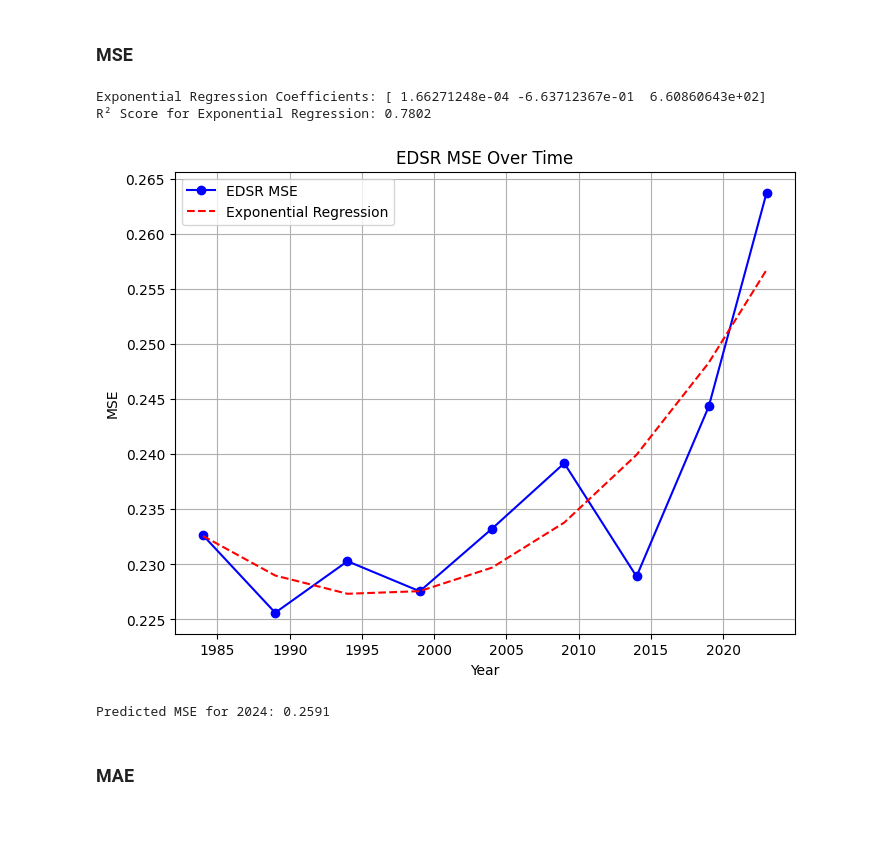
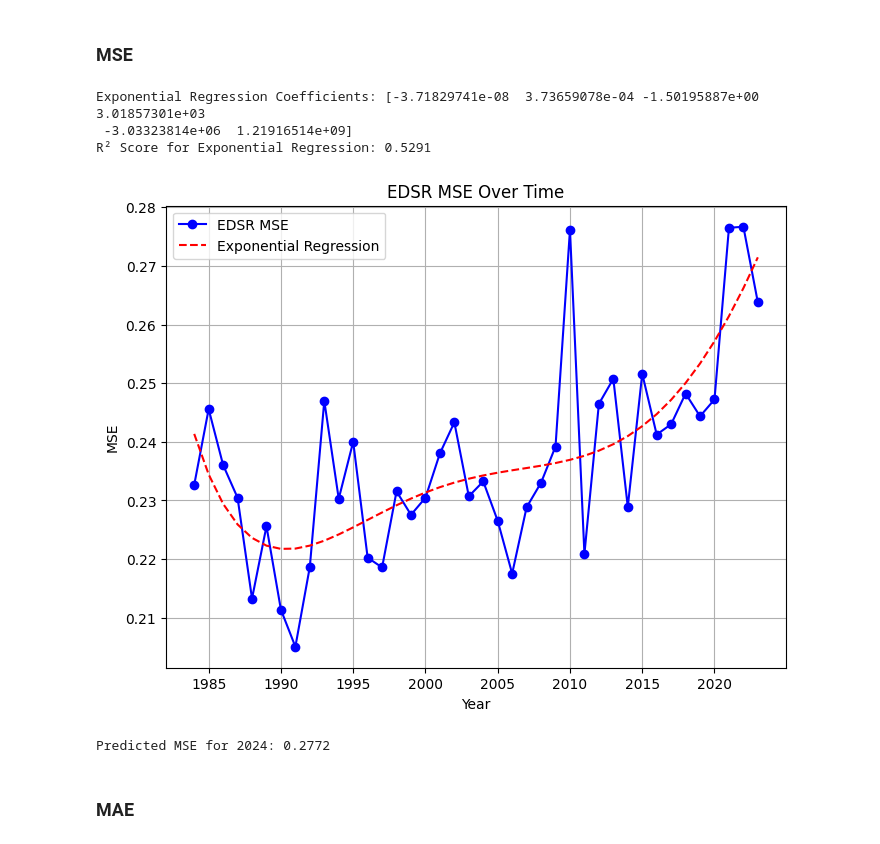
Before and after one commit to UBela/temporal_sr, a Jupyter notebook: plot_data.ipynb, the cells around one changed output. Saved outputs shown, nothing was run; the diff lists cells and outputs as text; code cells hidden in the pictures.

```diff
--- a/plot_data.ipynb
+++ b/plot_data.ipynb
@@ -7,8 +8,10 @@ import matplotlib.pyplot as plt
 # %%
 preds_dir = '../preds/'
-dataset_dir = '../data/merged_era5_4h.nc'
+dataset_dir = '../data/all_years_merged_era5.nc'
 
 SCALING_FACTOR = 8
 TEST_YEAR = 1984
 TRAIN_START = '1980-01-01'
 TRAIN_END = '1982-12-31'
+years = [i for i in range(1984, 2024)]
+print(years)
@@ -200,20 +232,8 @@ def get_metrics_over_time(years):
     mse_skill_scores = []
     mae_skill_scores = []
     for year in years:
-        eval_split, ground_truth_wind_speeds, scale = get_ground_truth_ws(data_dir=dataset_dir,
-                                                                        train_start=TRAIN_START,
-                                                                        train_end=TRAIN_END,
-                                                                        test_year=year)
-
-        lr_wind_speeds = get_low_res_ws(eval_split, SCALING_FACTOR)
-        ws_fields, names = get_wind_speed_fields(files_dir=preds_dir,
-                                                scaling_factor=SCALING_FACTOR,
-                                                year=year,
-                                                normalization_scale=scale,
-                                                lr_ws=lr_wind_speeds,
-                                                gt_ws=ground_truth_wind_speeds)
-        edsr = ws_fields[names.index('EDSR')]
-        baseline = ws_fields[names.index('Bicubic Interpolation')]
+        edsr, baseline = ws_dict[year]['EDSR'], ws_dict[year]['Baseline']
+        ground_truth_wind_speeds = ws_dict[year]['Ground Truth']
 
         mse_edsr, mae_edsr = get_metrics(edsr, ground_truth_wind_speeds)
         mse_baseline, mae_baseline = get_metrics(baseline, ground_truth_wind_speeds)
@@ -225,10 +245,6 @@ def get_metrics_over_time(years):
         maes['EDSR'].append(mae_edsr)
         maes['Bicubic'].append(mae_baseline)
 
-        print(f"Year: {year}")
-        print(f"EDSR: MSE: {mse_edsr:.4f}, MAE: {mae_edsr:.4f}")
-        print(f"Bicubic: MSE: {mse_baseline:.4f}, MAE: {mae_baseline:.4f}")
-        print(f"Skill Score (MSE): {get_skill_score(mse_edsr, mse_baseline):.4f}, (MAE): {get_skill_score(mae_edsr, mae_baseline):.4f} ")
     return mses, maes, mse_skill_scores, mae_skill_scores
 
 
@@ -276,6 +292,5 @@ def plot_skill_scores(years, mse_ss, mae_ss):
     plt.tight_layout()
     plt.show()
 # %%
-years = [1984 + 5*i for i in range(8)]
-years.append(2023)
+
 mses, maes, mse_skill_scores, mae_skill_scores = get_metrics_over_time(years)
@@ -535,31 +663,32 @@ R² Score: 0.7764
 ### MSE
 # %%
 mses['EDSR'] = np.array(mses['EDSR'])
-fit = np.polyfit(years, np.log(mses['EDSR']), 2)
+fit = np.polyfit(years, np.log(mses['EDSR']), 5)
 print(f"Exponential Regression Coefficients: {fit}")
 predicted_mse = np.exp(np.polyval(fit, years))
 # get residual error
 r_squared = 1 - (np.sum((predicted_mse - mses['EDSR'])**2) / np.sum((mses['EDSR'] - mses['EDSR'].mean())**2))
 
 print(f"R² Score for Exponential Regression: {r_squared:.4f}")
 fig, ax = plt.subplots(1, 1, figsize=(8, 6))
 ax.plot(years, mses['EDSR'], 'o-', label='EDSR MSE', color='blue')
-ax.plot(years, np.exp(np.polyval(fit, years)), '--', label='Exponential Regression', color='red')
+ax.plot(years, predicted_mse, '--', label='Exponential Regression', color='red')
 ax.set_title('EDSR MSE Over Time')
 ax.set_xlabel('Year')
 ax.set_ylabel('MSE')
 ax.legend()
 ax.grid(True)
 plt.show()
 
 #now predict for 2024
 predicted_mse_2024 = np.exp(np.polyval(fit, [2024]))
 print(f"Predicted MSE for 2024: {predicted_mse_2024[0]:.4f}")
 # %% [output]
-Exponential Regression Coefficients: [ 1.66271248e-04 -6.63712367e-01  6.60860643e+02]
-R² Score for Exponential Regression: 0.7802
+Exponential Regression Coefficients: [-3.71829741e-08  3.73659078e-04 -1.50195887e+00  3.01857301e+03
+ -3.03323814e+06  1.21916514e+09]
+R² Score for Exponential Regression: 0.5291
-[figure, old version]
+[figure, new version]
-Predicted MSE for 2024: 0.2591
+Predicted MSE for 2024: 0.2772
 # %% [markdown]
 ### MAE
 # %%
```
Also changed, not shown: parts of 26 cells of this notebook, 2 other files.
